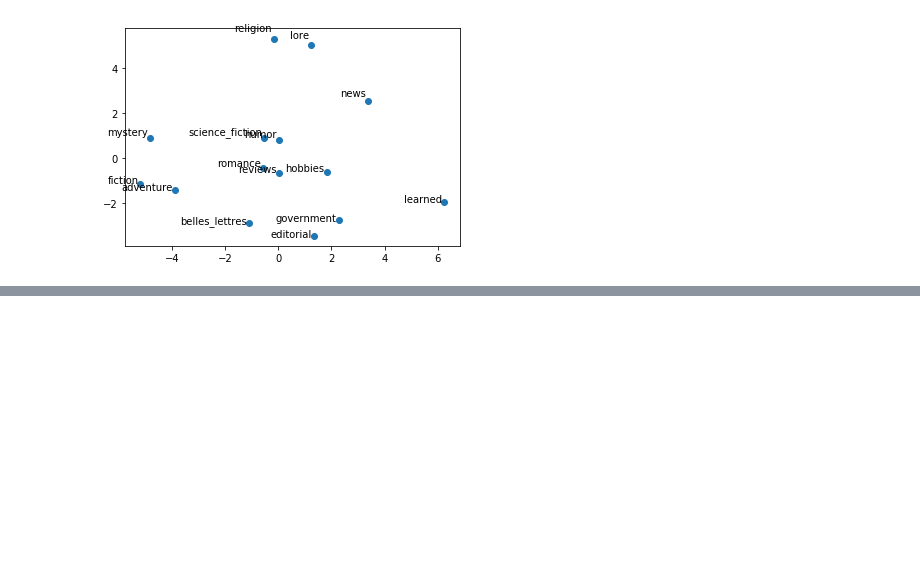
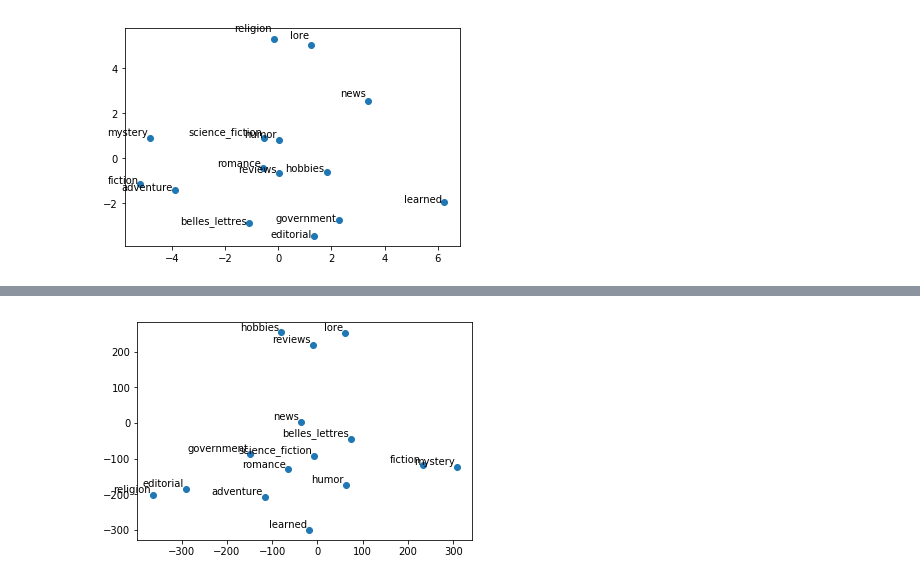
Before and after one commit to jonbleiberg88/LING227_finalproject, a Jupyter notebook: data_prep.ipynb, the cells around one changed output, grey strips where cells are left out. Saved outputs shown, nothing was run; the diff lists cells and outputs as text; code cells hidden in the pictures; blank space fills up the shorter version.

```diff
--- a/data_prep.ipynb
+++ b/data_prep.ipynb
@@ -327,0 +461,2 @@ visualize(model, False)
+# %%
+model.fit([doc_ids, word_input_matrix], [labels], epochs=10, batch_size=batch_size, validation_split=0.2)
@@ -327,0 +482,2 @@ visualize(model, False)
+# %%
+model.fit([doc_ids, word_input_matrix], [labels], epochs=5, batch_size=batch_size, validation_split=0.2)
@@ -327,0 +497,2 @@ visualize(model, False)
+# %%
+model.fit([doc_ids, word_input_matrix], [labels], epochs=10, batch_size=batch_size, validation_split=0.2)
@@ -327,0 +518,2 @@ visualize(model, False)
+# %%
+model.fit([doc_ids, word_input_matrix], [labels], epochs=10, batch_size=batch_size, validation_split=0.2)
@@ -327,0 +539,4 @@ visualize(model, False)
+# %%
+visualize(model, True, 1)
+# %% [output]
+[figure, added]
```
Also changed, not shown: parts of 32 cells of this notebook.
